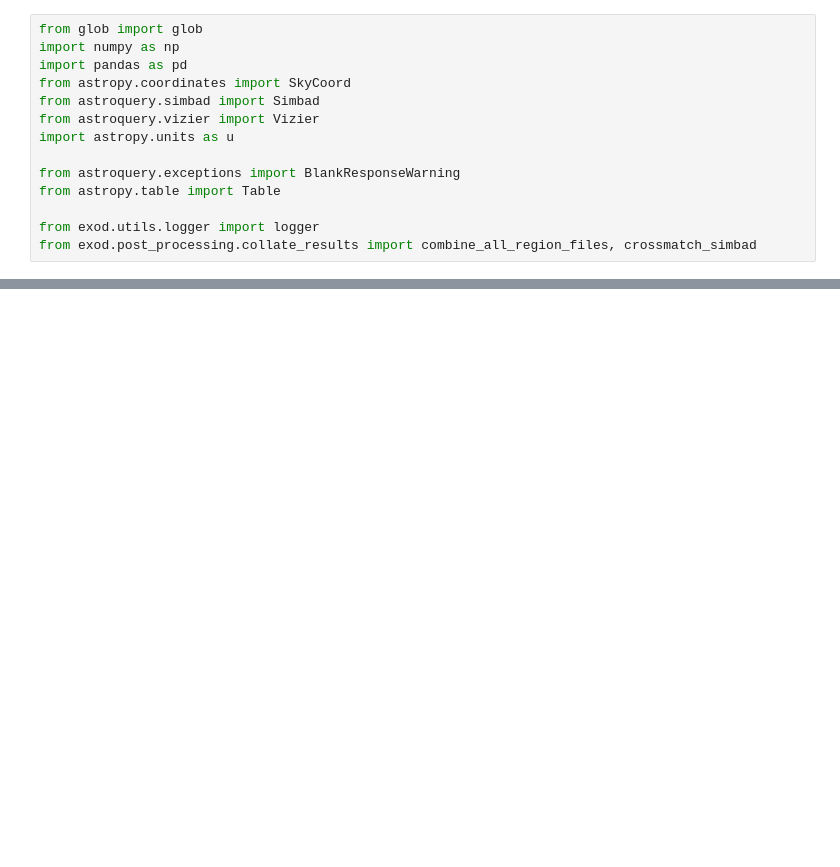
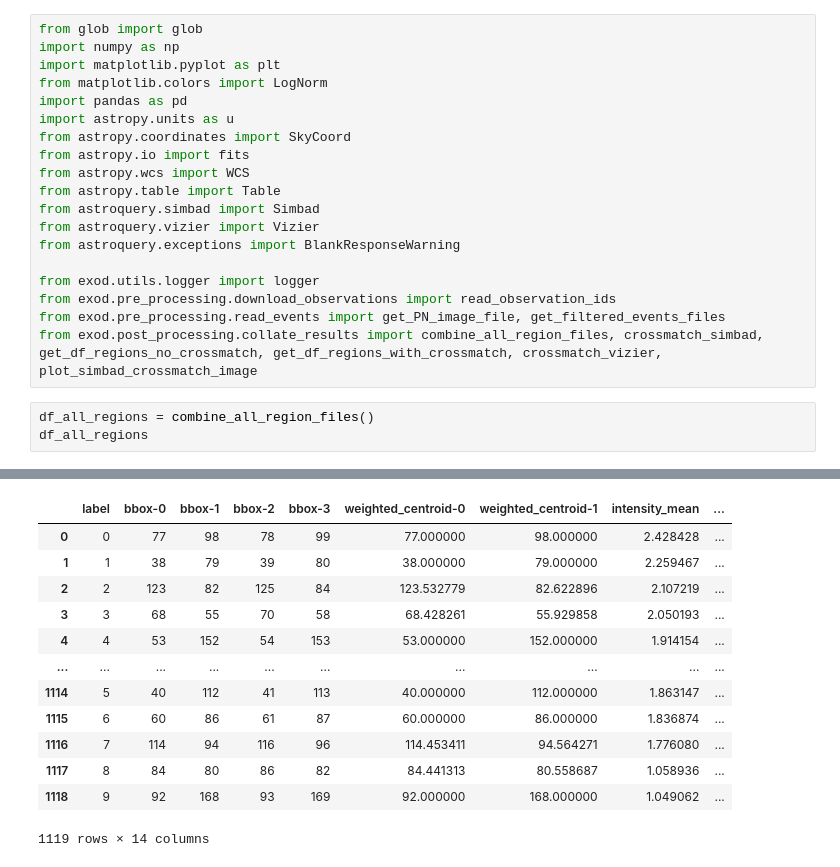
Before and after one commit to nx1/EXOD2, a Jupyter notebook: notebooks/crossmatching.ipynb, the cells around one changed output, grey strips where cells are left out. Saved outputs shown, nothing was run; the diff lists cells and outputs as text; blank space fills up the shorter version.

```diff
--- a/notebooks/crossmatching.ipynb
+++ b/notebooks/crossmatching.ipynb
@@ -1,14 +1,23 @@
 # %%
 from glob import glob
 import numpy as np
+import matplotlib.pyplot as plt
+from matplotlib.colors import LogNorm
 import pandas as pd
+import astropy.units as u
 from astropy.coordinates import SkyCoord
+from astropy.io import fits
+from astropy.wcs import WCS
+from astropy.table import Table
 from astroquery.simbad import Simbad
 from astroquery.vizier import Vizier
-import astropy.units as u
-
 from astroquery.exceptions import BlankResponseWarning
-from astropy.table import Table
 
 from exod.utils.logger import logger
-from exod.post_processing.collate_results import combine_all_region_files, crossmatch_simbad
+from exod.pre_processing.download_observations import read_observation_ids
+from exod.pre_processing.read_events import get_PN_image_file, get_filtered_events_files
+from exod.post_processing.collate_results import combine_all_region_files, crossmatch_simbad, get_df_regions_no_crossmatch, get_df_regions_with_crossmatch, crossmatch_vizier, plot_simbad_crossmatch_image
+# %%
+df_all_regions = combine_all_region_files()
+df_all_regions
+# %% [output]
@@ -15 +41,14 @@ from exod.post_processing.collate_results import combine_all_region_files, cross
+|  | label | bbox-0 | bbox-1 | bbox-2 | bbox-3 | weighted_centroid-0 | weighted_centroid-1 | intensity_mean | ... |
+| 0 | 0 | 77 | 98 | 78 | 99 | 77.000000 | 98.000000 | 2.428428 | ... |
+| 1 | 1 | 38 | 79 | 39 | 80 | 38.000000 | 79.000000 | 2.259467 | ... |
+| 2 | 2 | 123 | 82 | 125 | 84 | 123.532779 | 82.622896 | 2.107219 | ... |
+| 3 | 3 | 68 | 55 | 70 | 58 | 68.428261 | 55.929858 | 2.050193 | ... |
+| 4 | 4 | 53 | 152 | 54 | 153 | 53.000000 | 152.000000 | 1.914154 | ... |
+| ... | ... | ... | ... | ... | ... | ... | ... | ... | ... |
+| 1114 | 5 | 40 | 112 | 41 | 113 | 40.000000 | 112.000000 | 1.863147 | ... |
+| 1115 | 6 | 60 | 86 | 61 | 87 | 60.000000 | 86.000000 | 1.836874 | ... |
+| 1116 | 7 | 114 | 94 | 116 | 96 | 114.453411 | 94.564271 | 1.776080 | ... |
+| 1117 | 8 | 84 | 80 | 86 | 82 | 84.441313 | 80.558687 | 1.058936 | ... |
+| 1118 | 9 | 92 | 168 | 93 | 169 | 92.000000 | 168.000000 | 1.049062 | ... |
+1119 rows × 14 columns
 # %%
```
Also changed, not shown: parts of 13 cells of this notebook, 27 other files.
